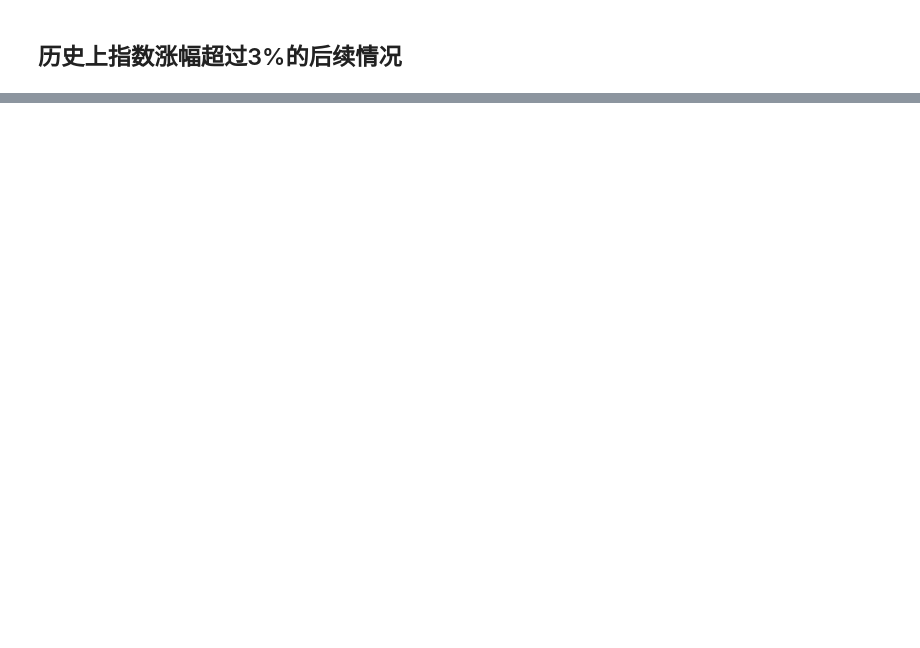
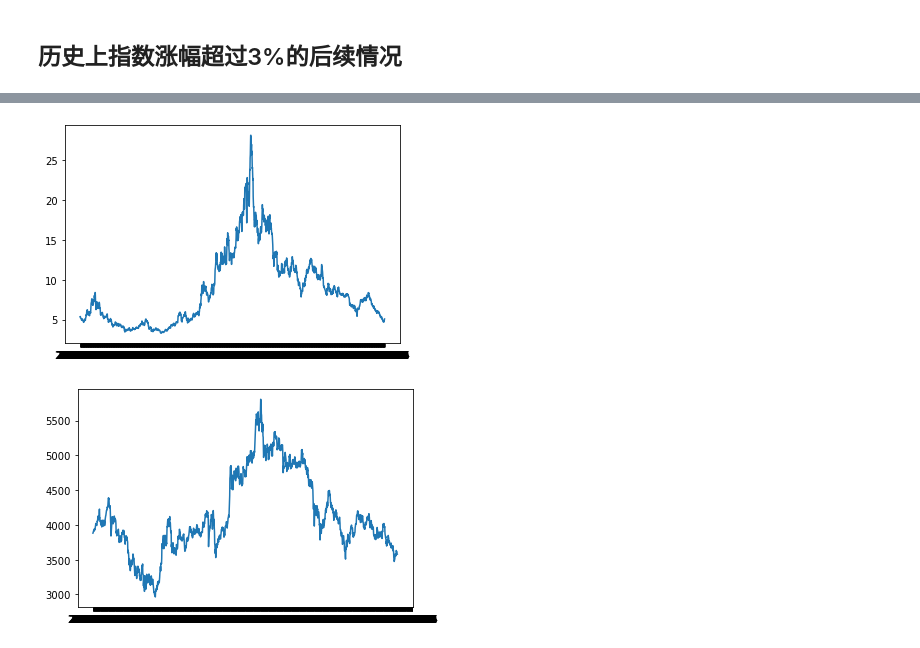
Before and after one commit to ForestMayJun/Quant_v3, a Jupyter notebook: alpha_Sep/index_up_test.ipynb, the cells around one changed output, grey strips where cells are left out. Drawn from its saved outputs; the diff is of its cells as text; code cells hidden in the pictures; blank space fills up the shorter version.

```diff
--- a/alpha_Sep/index_up_test.ipynb
+++ b/alpha_Sep/index_up_test.ipynb
@@ -18,0 +13,3 @@ index
+# %%
+from forintern.DataDaily import DataDaily
+datadaily = DataDaily()
@@ -87,0 +124,4 @@ def factors_corr(factor_folder):
+# %%
+close = datadaily.close
+hbjt = close['SH601636']
+hbjt
@@ -87,0 +141,9 @@ def factors_corr(factor_folder):
+# %%
+hbjt.index = [str(i) for i in hbjt.index]
+plt.plot(hbjt)
+plt.show()
+plt.plot(hs300[hbjt.index])
+plt.show()
+# %% [output]
+[figure, added]
+[figure, added]
```
Also changed, not shown: parts of 30 cells of this notebook, 5 other files.
